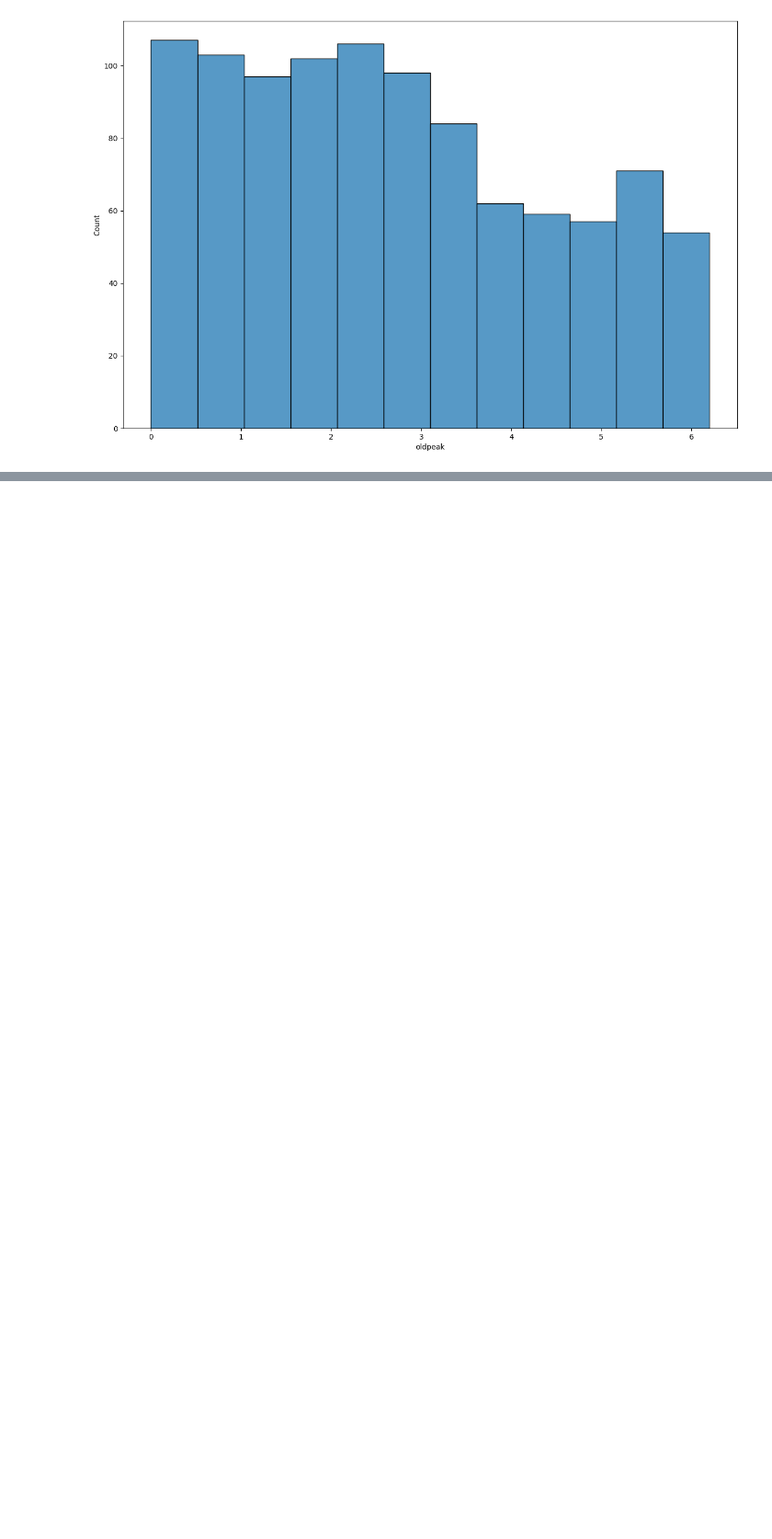
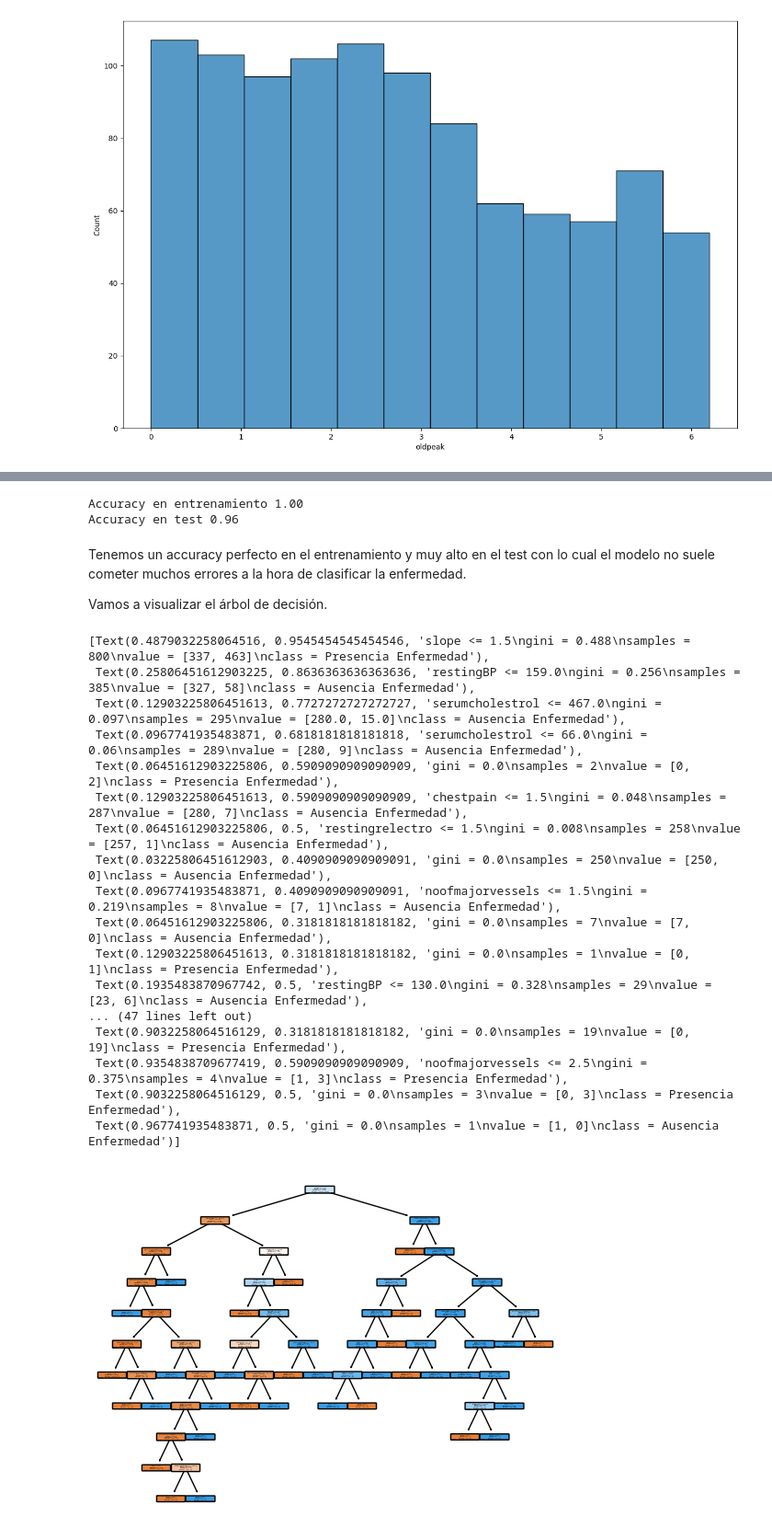
Before and after one commit to JaimeLapaz/proyectos-machine-learning-and-deep-learning, a Jupyter notebook: Proyectos_Machine_Learning/Supervised_Learning/Clasificacion_Enfermedades_Cardiovasculares/Enfermedades_Cardiovasculares.ipynb, the cells around one changed output, grey strips where cells are left out. Shown at 92% size. Saved outputs shown, nothing was run; the diff lists cells and outputs as text; code cells hidden in the pictures; blank space fills up the shorter version.

```diff
--- a/Proyectos_Machine_Learning/Supervised_Learning/Clasificacion_Enfermedades_Cardiovasculares/Enfermedades_Cardiovasculares.ipynb
+++ b/Proyectos_Machine_Learning/Supervised_Learning/Clasificacion_Enfermedades_Cardiovasculares/Enfermedades_Cardiovasculares.ipynb
@@ -174,0 +225,9 @@ plt.
+# %%
+from sklearn.model_selection import train_test_split
+
+X_train, X_test, y_train, y_test = train_test_split(
+    df_cardiovascular_clean.drop(columns=['target']),
+    df_cardiovascular_clean['target'],
+    test_size = 0.2,
+    random_state = rn_state
+)
@@ -174,0 +240,42 @@ plt.
+# %%
+from sklearn import tree
+
+DT = tree.DecisionTreeClassifier(random_state=rn_state)
+DT.fit(X_train, y_train)
+
+# Imprimimos el accuracy
+print('Accuracy en entrenamiento %.2f'%DT.score(X_train,y_train))
+print('Accuracy en test %.2f'%DT.score(X_test,y_test))
+# %% [output]
+Accuracy en entrenamiento 1.00
+Accuracy en test 0.96
+# %% [markdown]
+Tenemos un accuracy perfecto en el entrenamiento y muy alto en el test con lo cual el modelo no suele cometer muchos errores a la hora de clasificar la enfermedad.
+
+Vamos a visualizar el árbol de decisión.
+# %%
+# Imprimimos el arbol de decisión
+tree.plot_tree(DT,
+               feature_names=X_train.columns,
+               class_names=['Ausencia Enfermedad', 'Presencia Enfermedad'],
+               filled=True,
+               rounded=True)
+# %% [output]
+[Text(0.4879032258064516, 0.9545454545454546, 'slope <= 1.5\ngini = 0.488\nsamples = 800\nvalue = [337, 463]\nclass = Presencia Enfermedad'),
+ Text(0.25806451612903225, 0.8636363636363636, 'restingBP <= 159.0\ngini = 0.256\nsamples = 385\nvalue = [327, 58]\nclass = Ausencia Enfermedad'),
+ Text(0.12903225806451613, 0.7727272727272727, 'serumcholestrol <= 467.0\ngini = 0.097\nsamples = 295\nvalue = [280.0, 15.0]\nclass = Ausencia Enfermedad'),
+ Text(0.0967741935483871, 0.6818181818181818, 'serumcholestrol <= 66.0\ngini = 0.06\nsamples = 289\nvalue = [280, 9]\nclass = Ausencia Enfermedad'),
+ Text(0.06451612903225806, 0.5909090909090909, 'gini = 0.0\nsamples = 2\nvalue = [0, 2]\nclass = Presencia Enfermedad'),
+ Text(0.12903225806451613, 0.5909090909090909, 'chestpain <= 1.5\ngini = 0.048\nsamples = 287\nvalue = [280, 7]\nclass = Ausencia Enfermedad'),
+ Text(0.06451612903225806, 0.5, 'restingrelectro <= 1.5\ngini = 0.008\nsamples = 258\nvalue = [257, 1]\nclass = Ausencia Enfermedad'),
+ Text(0.03225806451612903, 0.4090909090909091, 'gini = 0.0\nsamples = 250\nvalue = [250, 0]\nclass = Ausencia Enfermedad'),
+ Text(0.0967741935483871, 0.4090909090909091, 'noofmajorvessels <= 1.5\ngini = 0.219\nsamples = 8\nvalue = [7, 1]\nclass = Ausencia Enfermedad'),
+ Text(0.06451612903225806, 0.3181818181818182, 'gini = 0.0\nsamples = 7\nvalue = [7, 0]\nclass = Ausencia Enfermedad'),
+ Text(0.12903225806451613, 0.3181818181818182, 'gini = 0.0\nsamples = 1\nvalue = [0, 1]\nclass = Presencia Enfermedad'),
+ Text(0.1935483870967742, 0.5, 'restingBP <= 130.0\ngini = 0.328\nsamples = 29\nvalue = [23, 6]\nclass = Ausencia Enfermedad'),
+... (47 lines left out)
+ Text(0.9032258064516129, 0.3181818181818182, 'gini = 0.0\nsamples = 19\nvalue = [0, 19]\nclass = Presencia Enfermedad'),
+ Text(0.9354838709677419, 0.5909090909090909, 'noofmajorvessels <= 2.5\ngini = 0.375\nsamples = 4\nvalue = [1, 3]\nclass = Presencia Enfermedad'),
+ Text(0.9032258064516129, 0.5, 'gini = 0.0\nsamples = 3\nvalue = [0, 3]\nclass = Presencia Enfermedad'),
+ Text(0.967741935483871, 0.5, 'gini = 0.0\nsamples = 1\nvalue = [1, 0]\nclass = Ausencia Enfermedad')]
+[figure, added]
```
Also changed, not shown: parts of 16 cells of this notebook.
